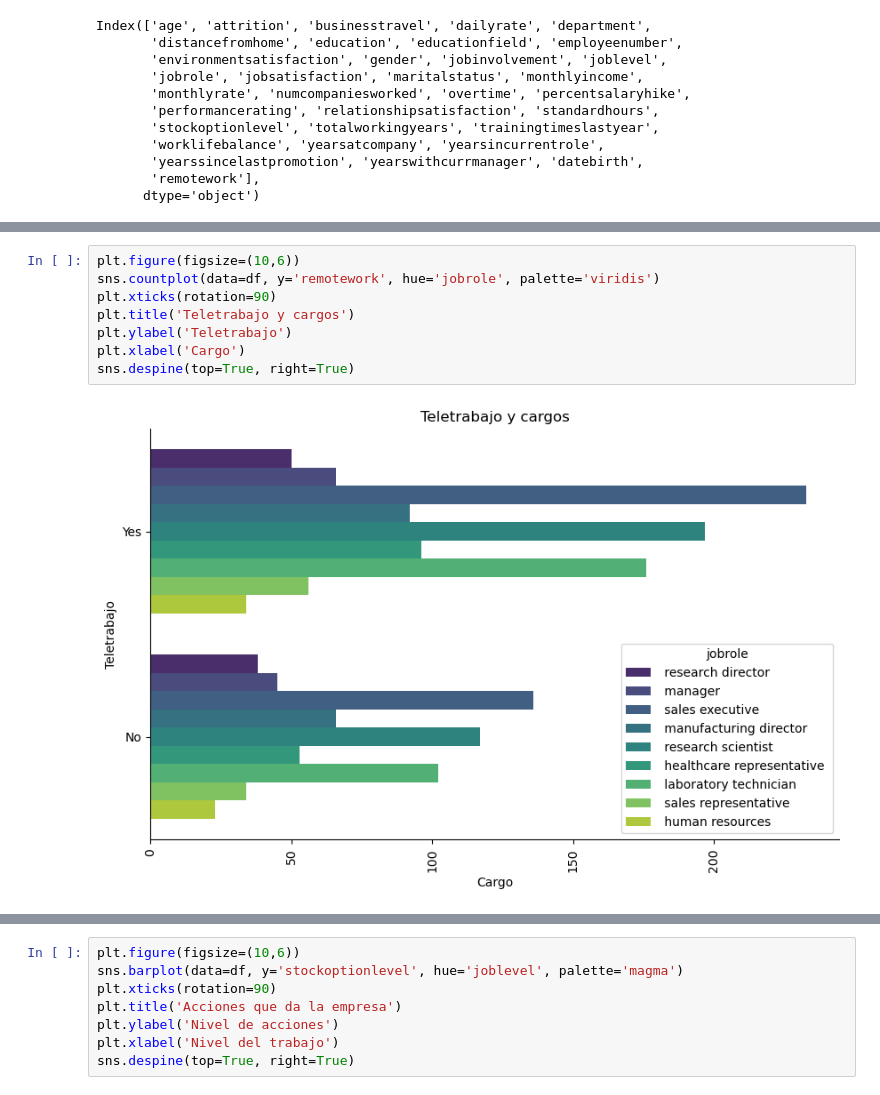
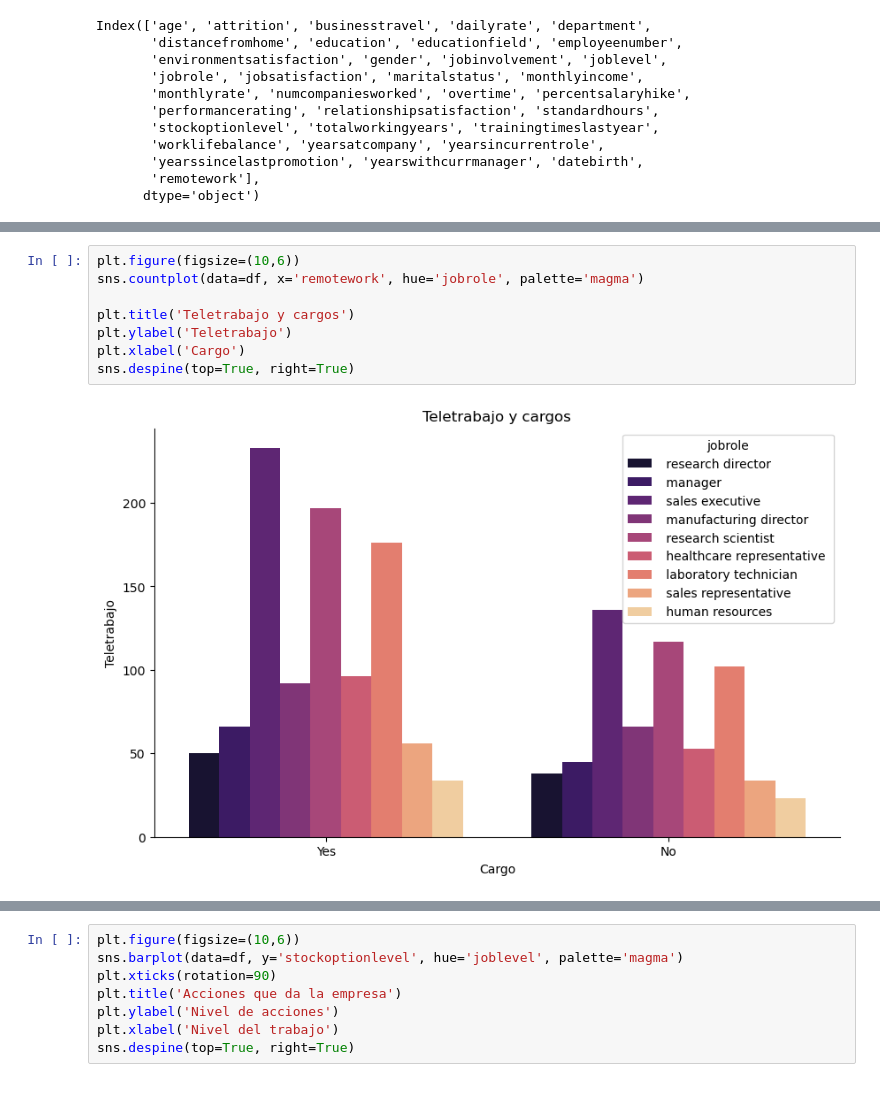
Before and after one commit to BiancaGemarR/promo_56_proyecto_mod3_team1, a Jupyter notebook: graficas2.0.ipynb, the cells around one changed output, grey strips where cells are left out. Saved outputs shown, nothing was run; the diff lists cells and outputs as text.

```diff
--- a/graficas2.0.ipynb
+++ b/graficas2.0.ipynb
@@ -61,12 +65,12 @@ sns.despine(top=True, right=True)
 # %%
 plt.figure(figsize=(10,6))
-sns.countplot(data=df, y='remotework', hue='jobrole', palette='viridis')
-plt.xticks(rotation=90)
+sns.countplot(data=df, x='remotework', hue='jobrole', palette='magma')
+
 plt.title('Teletrabajo y cargos')
 plt.ylabel('Teletrabajo')
 plt.xlabel('Cargo')
 sns.despine(top=True, right=True)
 # %% [output]
-[figure, old version]
+[figure, new version]
 # %%
 plt.figure(figsize=(10,6))
```
Also changed, not shown: parts of 4 cells of this notebook, 3 other files.
